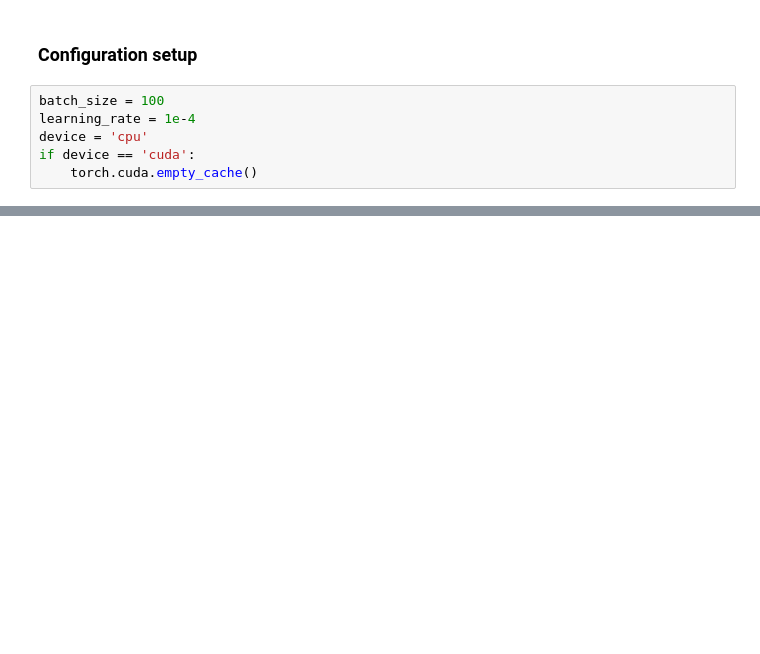
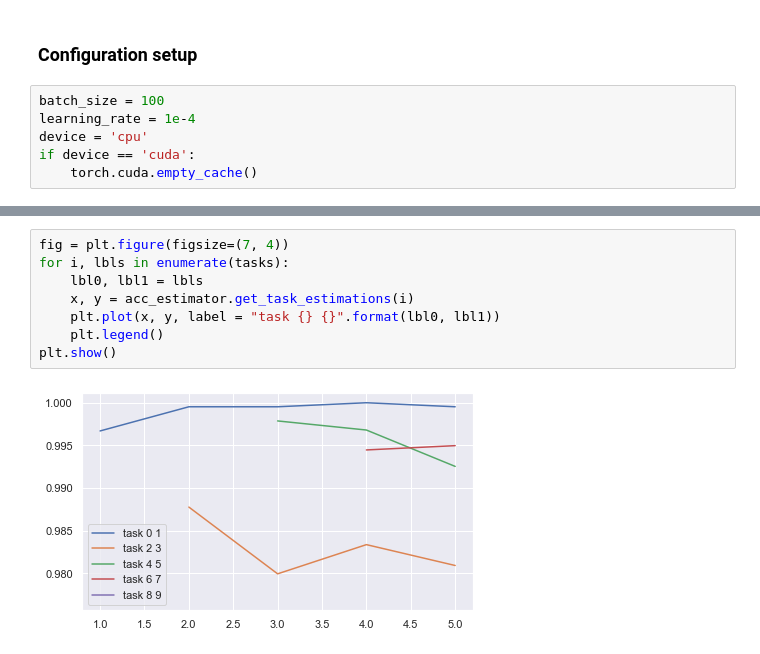
Before and after one commit to AndreevP/FRCL, a Jupyter notebook: notebooks/split_mnist_baseline.ipynb, the cells around one changed output, grey strips where cells are left out. Cells and saved outputs as stored; diff of their text form; blank space fills up the shorter version.

```diff
--- a/notebooks/split_mnist_baseline.ipynb
+++ b/notebooks/split_mnist_baseline.ipynb
@@ -155,0 +101,10 @@ task 2 3 after training task 2 3 accuracy: 0.9950566893424037
+# %%
+fig = plt.figure(figsize=(7, 4))
+for i, lbls in enumerate(tasks):
+    lbl0, lbl1 = lbls
+    x, y = acc_estimator.get_task_estimations(i)
+    plt.plot(x, y, label = "task {} {}".format(lbl0, lbl1))
+    plt.legend()
+plt.show()
+# %% [output]
+[figure, added]
```
Also changed, not shown: parts of 30 cells of this notebook, 3 other files.
